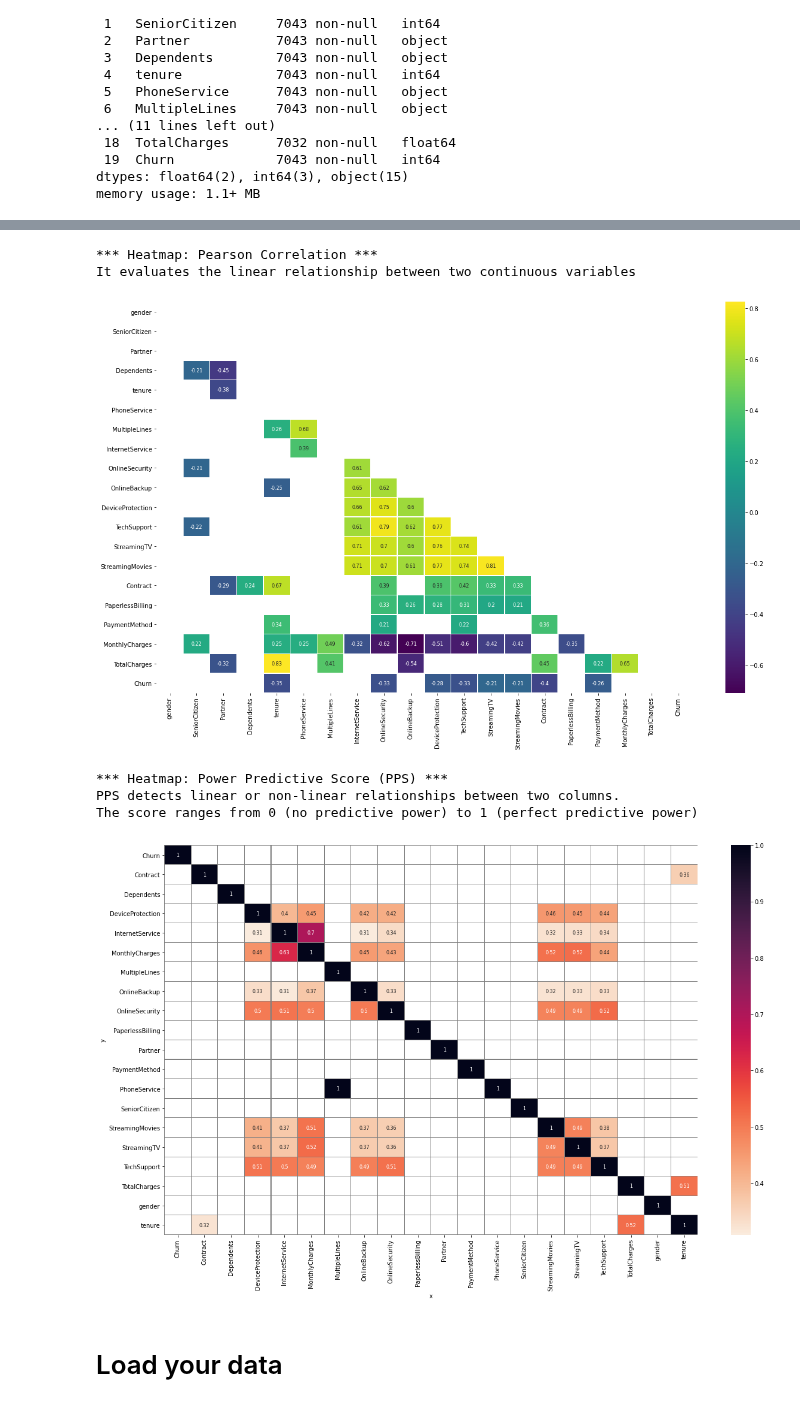
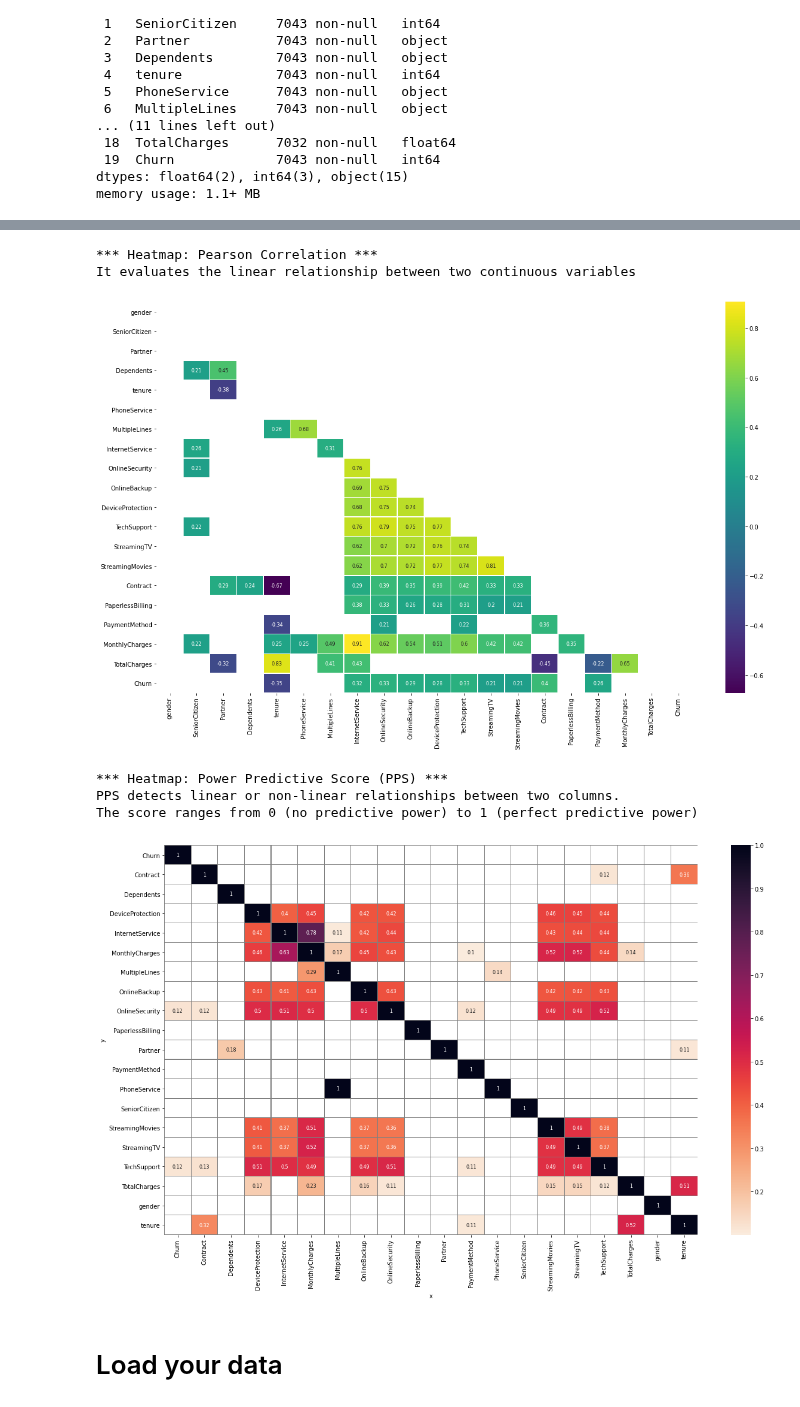
Before and after one commit to FernandoRocha88/WalkthroughProject02, a Jupyter notebook: jupyter_notebooks/04 - DataVisualization.ipynb, the cells around one changed output, grey strips where cells are left out. Drawn from its saved outputs; the diff is of its cells as text; code cells hidden in the pictures.

```diff
--- a/jupyter_notebooks/04 - DataVisualization.ipynb
+++ b/jupyter_notebooks/04 - DataVisualization.ipynb
@@ -202,8 +202,8 @@ dtypes: float64(2), int64(3), object(15)
 memory usage: 1.1+ MB
 # %%
 from feature_engine.encoding import OrdinalEncoder
-encoder = OrdinalEncoder(encoding_method='arbitrary', variables = df.select_dtypes(include=['object']).columns.to_list())
-df = encoder.fit_transform(df)
+encoder = OrdinalEncoder(encoding_method='ordered', variables = df.select_dtypes(include=['object']).columns.to_list())
+df = encoder.fit_transform(df, df['Churn'])
 df.head(3)
 # %% [output]
 |  | gender | SeniorCitizen | Partner | Dependents | tenure | PhoneService | MultipleLines | InternetService | ... |
@@ -293,6 +293,6 @@ ppscore  379.0  0.085  0.16  0.0  0.0  0.0  0.082  0.704
 # %%
 DisplayCorrAndPPS(df_corr_pearson, df_corr_spearman, pps_matrix,
-                  CorrThreshold=0.2, PPS_Threshold=0.30)
+                  CorrThreshold=0.2, PPS_Threshold=0.10)
 # %% [output]
 * Analyze how the target variable for your ML models are correlated with other variables (features and target)
 * Analyze multi colinearity, that is, how the features are correlated among themselves
@@ -304,7 +304,7 @@ It evaluates monotonic relationship
 *** Heatmap: Pearson Correlation ***
 It evaluates the linear relationship between two continuous variables
-[figure, old version]
+[figure, new version]
 *** Heatmap: Power Predictive Score (PPS) ***
 PPS detects linear or non-linear relationships between two columns.
 The score ranges from 0 (no predictive power) to 1 (perfect predictive power)
-[figure, old version]
+[figure, new version]
```
Also changed, not shown: parts of 6 cells of this notebook.
